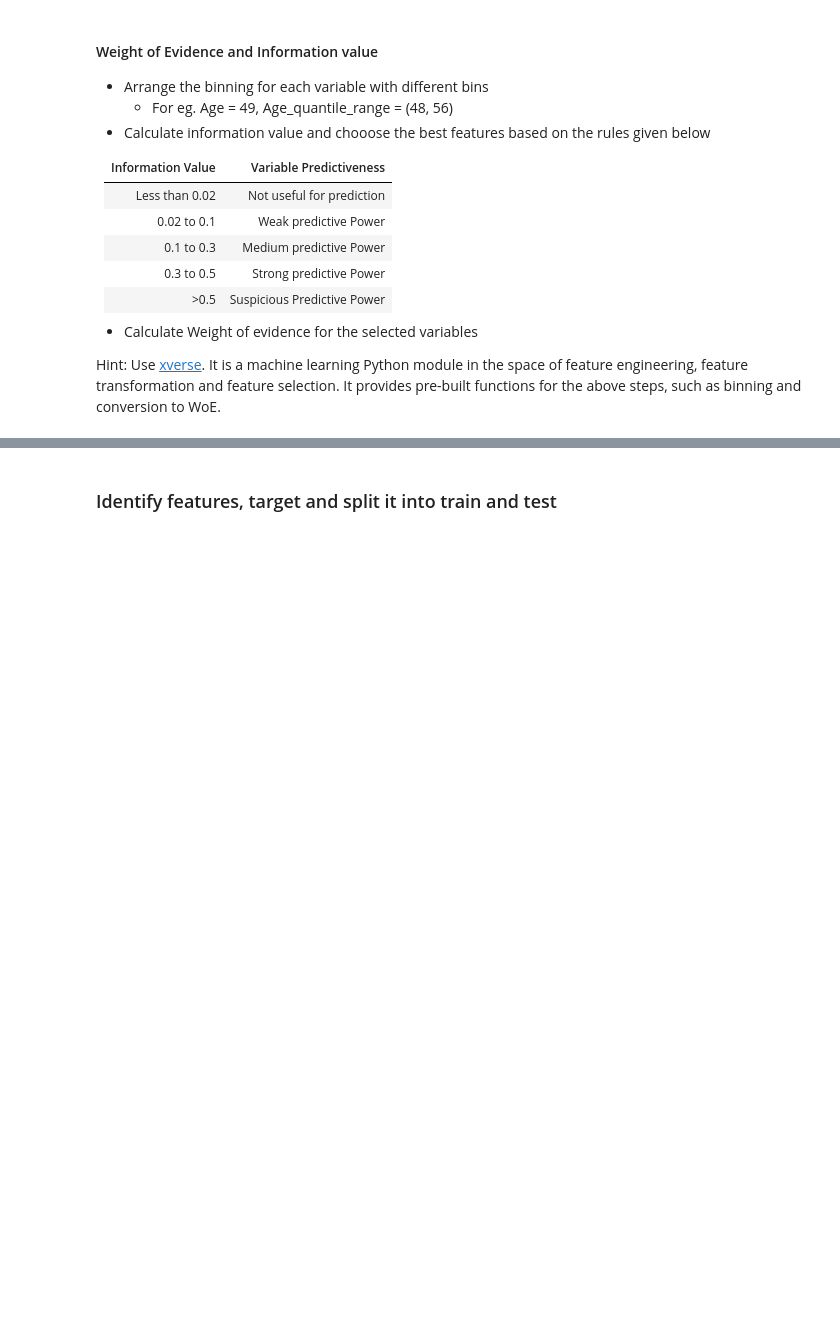
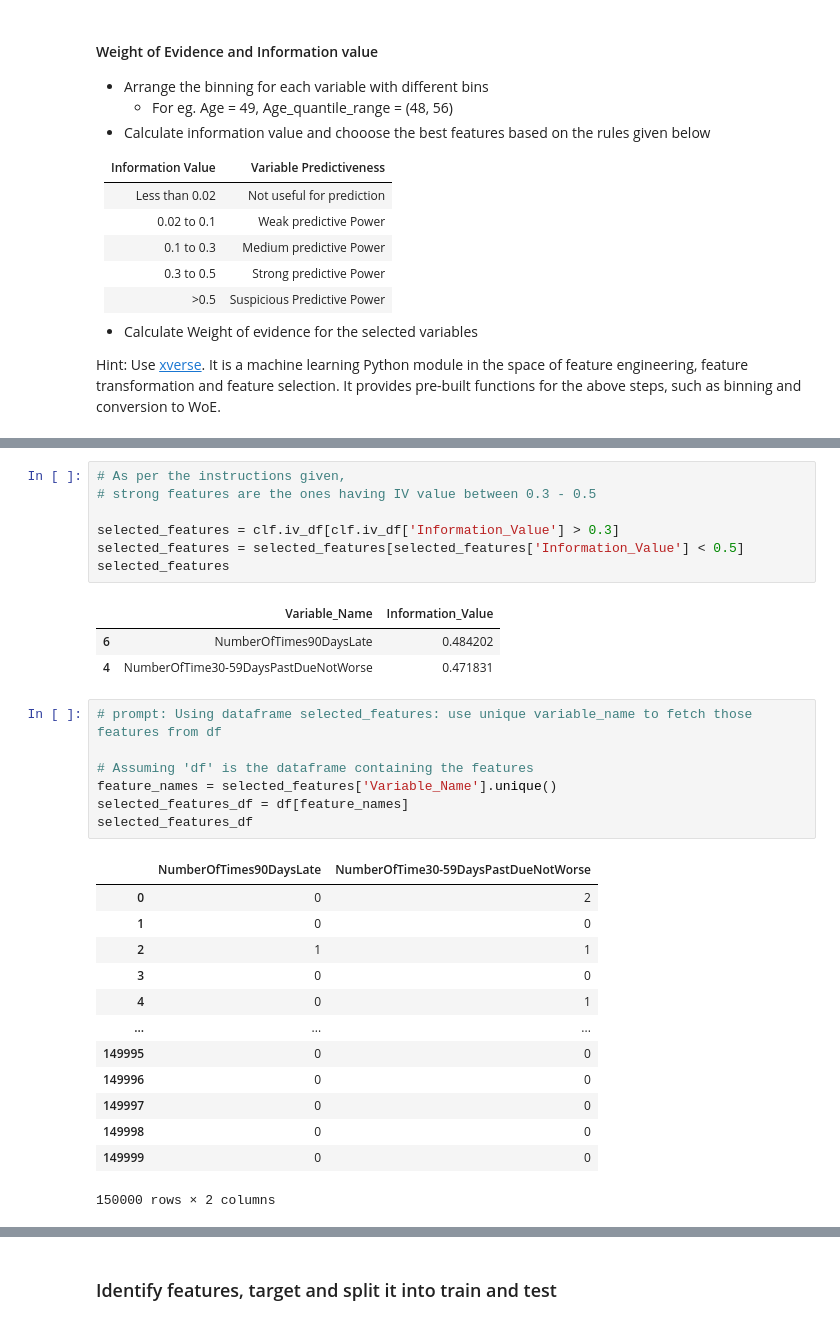
Before and after one commit to madhavamk/computational-data-science, a Jupyter notebook: MiniProjects/M3_NB_MiniProject_2_Credit_risk_modelling_Logistic_Regression.ipynb, the cells around one changed output, grey strips where cells are left out. Cells and saved outputs as stored; diff of their text form; blank space fills up the shorter version.

```diff
--- a/MiniProjects/M3_NB_MiniProject_2_Credit_risk_modelling_Logistic_Regression.ipynb
+++ b/MiniProjects/M3_NB_MiniProject_2_Credit_risk_modelling_Logistic_Regression.ipynb
@@ -322,0 +352,32 @@ output_bins = clf.bins
+# %%
+# As per the instructions given,
+# strong features are the ones having IV value between 0.3 - 0.5
+
+selected_features = clf.iv_df[clf.iv_df['Information_Value'] > 0.3]
+selected_features = selected_features[selected_features['Information_Value'] < 0.5]
+selected_features
+# %% [output]
+|  | Variable_Name | Information_Value |
+| 6 | NumberOfTimes90DaysLate | 0.484202 |
+| 4 | NumberOfTime30-59DaysPastDueNotWorse | 0.471831 |
+# %%
+# prompt: Using dataframe selected_features: use unique variable_name to fetch those features from df
+
+# Assuming 'df' is the dataframe containing the features
+feature_names = selected_features['Variable_Name'].unique()
+selected_features_df = df[feature_names]
+selected_features_df
+# %% [output]
+|  | NumberOfTimes90DaysLate | NumberOfTime30-59DaysPastDueNotWorse |
+| 0 | 0 | 2 |
+| 1 | 0 | 0 |
+| 2 | 1 | 1 |
+| 3 | 0 | 0 |
+| 4 | 0 | 1 |
+| ... | ... | ... |
+| 149995 | 0 | 0 |
+| 149996 | 0 | 0 |
+| 149997 | 0 | 0 |
+| 149998 | 0 | 0 |
+| 149999 | 0 | 0 |
+150000 rows × 2 columns
```
Also changed, not shown: parts of 23 cells of this notebook.
